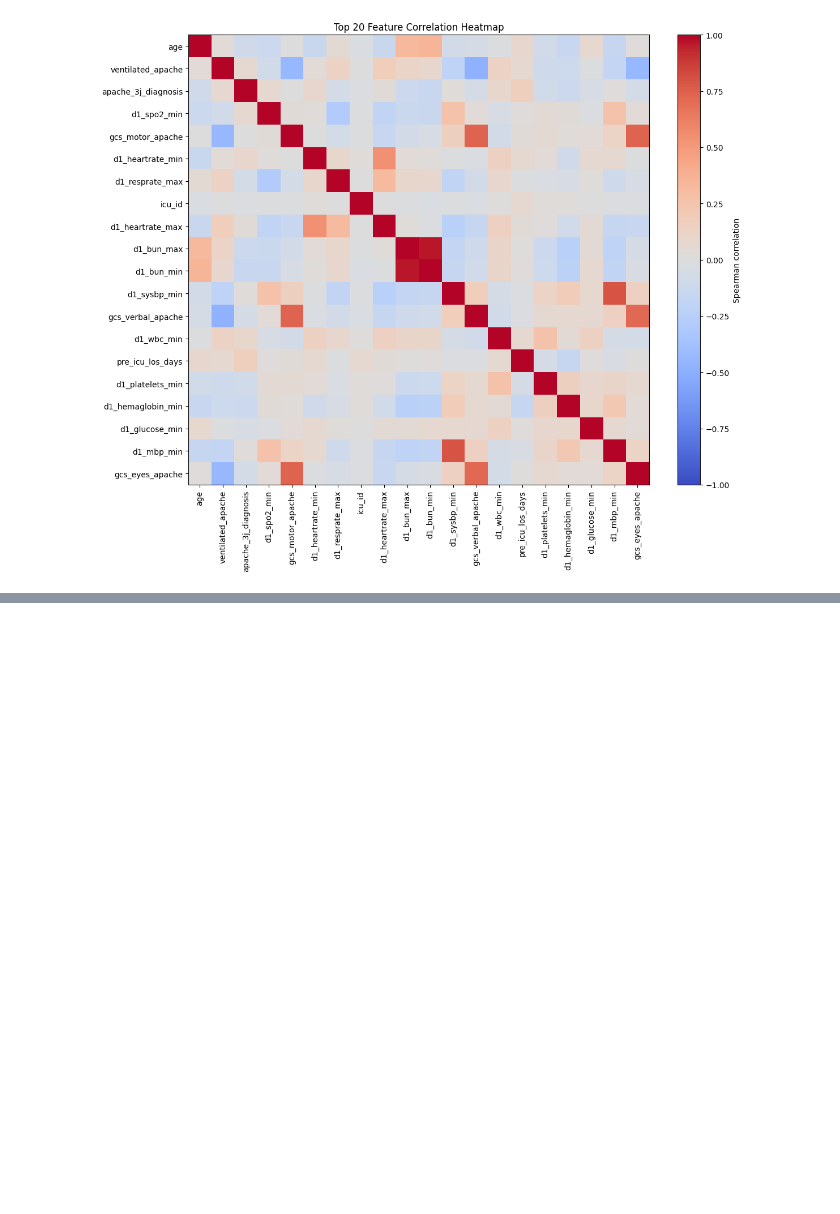
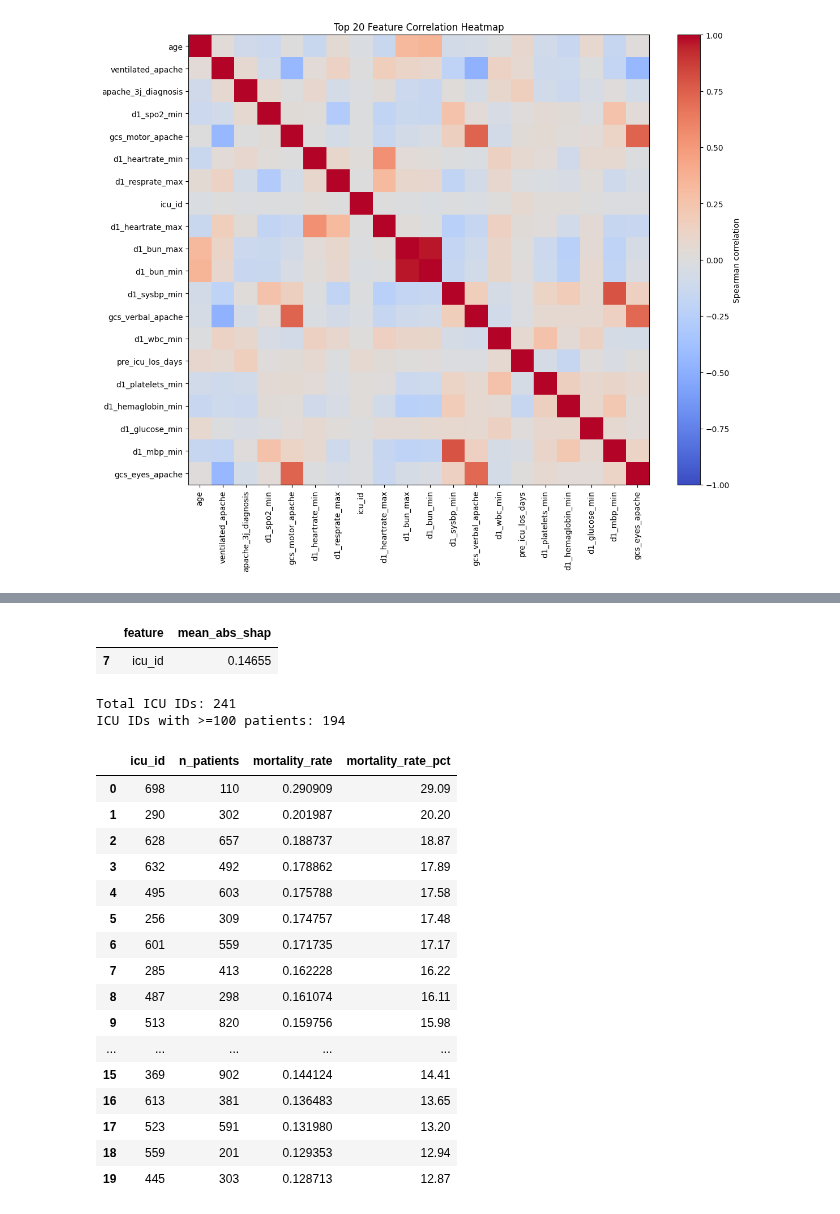
Before and after one commit to atalayatasoy17/xai-project, a Jupyter notebook: notebooks/04_shap_explainability.ipynb, the cells around one changed output, grey strips where cells are left out. Drawn from its saved outputs; the diff is of its cells as text; code cells hidden in the pictures; blank space fills up the shorter version.

```diff
--- a/notebooks/04_shap_explainability.ipynb
+++ b/notebooks/04_shap_explainability.ipynb
@@ -1194,0 +1201,60 @@ plt.show()
+# %%
+# Load raw data for ICU-level descriptive analysis
+raw_df = pd.read_csv("../data/raw/training_v2.csv")
+
+icu_feature = "icu_id"
+
+icu_global_shap = shap_importance[
+    shap_importance["feature"] == icu_feature
+].copy()
+
+icu_global_shap
+# %% [output]
+|  | feature | mean_abs_shap |
+| 7 | icu_id | 0.14655 |
+# %%
+icu_mortality = (
+    raw_df
+    .groupby("icu_id")["hospital_death"]
+    .agg(
+        n_patients="count",
+        mortality_rate="mean"
+    )
+    .reset_index()
+)
+
+icu_mortality["mortality_rate_pct"] = (
+    icu_mortality["mortality_rate"] * 100
+).round(2)
+
+icu_mortality_filtered = (
+    icu_mortality
+    .query("n_patients >= 100")
+    .sort_values("mortality_rate", ascending=False)
+    .reset_index(drop=True)
+)
+
+print(f"Total ICU IDs: {icu_mortality.shape[0]}")
+print(f"ICU IDs with >=100 patients: {icu_mortality_filtered.shape[0]}")
+
+icu_mortality_filtered.head(20)
+# %% [output]
+Total ICU IDs: 241
+ICU IDs with >=100 patients: 194
+|  | icu_id | n_patients | mortality_rate | mortality_rate_pct |
+| 0 | 698 | 110 | 0.290909 | 29.09 |
+| 1 | 290 | 302 | 0.201987 | 20.20 |
+| 2 | 628 | 657 | 0.188737 | 18.87 |
+| 3 | 632 | 492 | 0.178862 | 17.89 |
+| 4 | 495 | 603 | 0.175788 | 17.58 |
+| 5 | 256 | 309 | 0.174757 | 17.48 |
+| 6 | 601 | 559 | 0.171735 | 17.17 |
+| 7 | 285 | 413 | 0.162228 | 16.22 |
+| 8 | 487 | 298 | 0.161074 | 16.11 |
+| 9 | 513 | 820 | 0.159756 | 15.98 |
+| ... | ... | ... | ... | ... |
+| 15 | 369 | 902 | 0.144124 | 14.41 |
+| 16 | 613 | 381 | 0.136483 | 13.65 |
+| 17 | 523 | 591 | 0.131980 | 13.20 |
+| 18 | 559 | 201 | 0.129353 | 12.94 |
+| 19 | 445 | 303 | 0.128713 | 12.87 |
```
Also changed, not shown: parts of 5 cells of this notebook, 5 other files.
